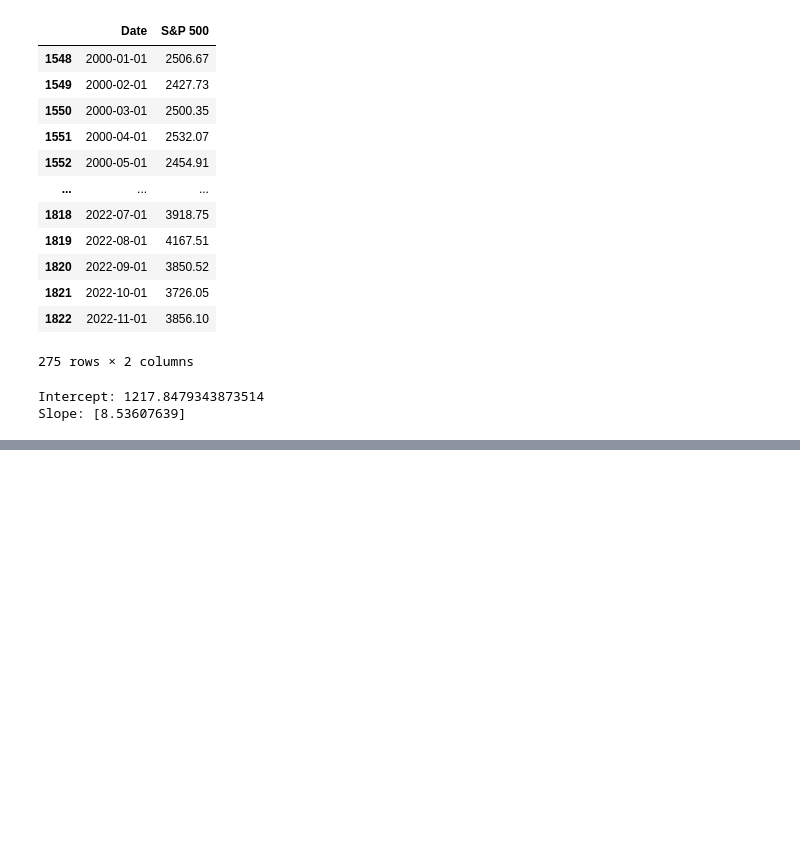
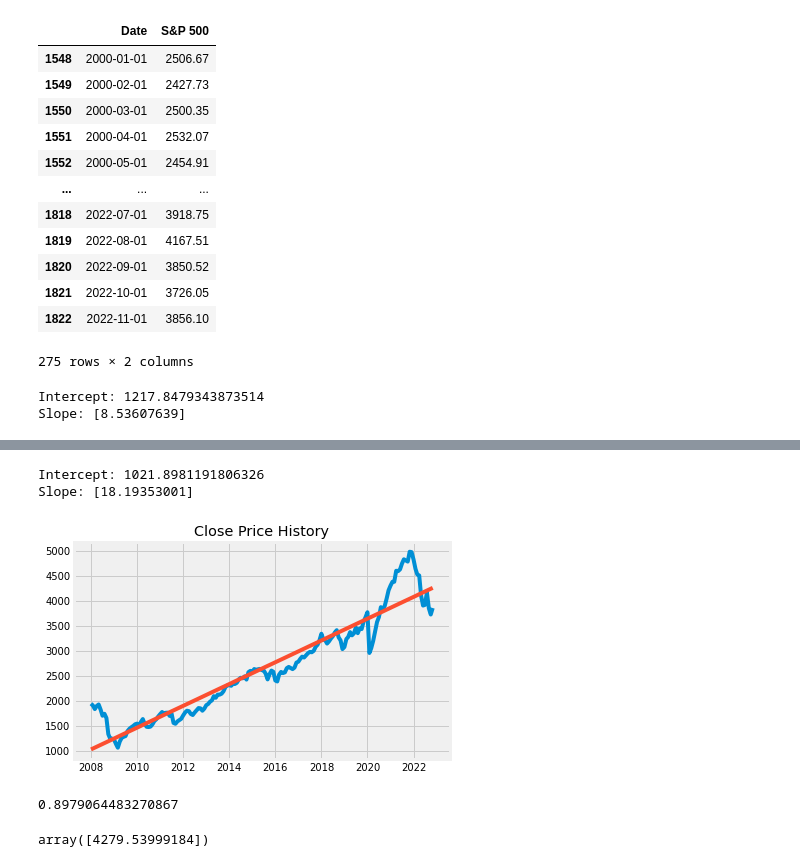
Before and after one commit to RaphHer/Project_Final_Ironhack, a Jupyter notebook: 6. Linear Regression.ipynb, the cells around one changed output, grey strips where cells are left out. Cells and saved outputs as stored; diff of their text form; code cells hidden in the pictures; blank space fills up the shorter version.

```diff
--- a/6. Linear Regression.ipynb
+++ b/6. Linear Regression.ipynb
@@ -256,0 +262,3 @@ array([3865.77875822])
+# %%
+df_merged_quandl = df_merged_quandl[1644:]
+df_merged_quandl
@@ -256,0 +279,57 @@ array([3865.77875822])
+# %%
+#Set the date as index
+df_merged_quandl = df_merged_quandl.set_index(pd.DatetimeIndex(df_merged_quandl['Date'].values))
+df_merged_quandl
+
+# Plot the linear regression line and the close price
+df_2 = df_merged_quandl.copy()
+
+#Create a new column called 'Numbers' that ranges from 0 to the length of the data set
+df_2['Numbers'] = list(range (0, len(df_2)))
+
+#Store the 'Numbers' column into a variable called 'X' as an array
+X = np.array(df_2[['Numbers']])
+
+#Store the close price as an array in a variable called 'Y'
+y = df_2['S&P 500'].values
+
+#Create and train the model
+lin_model = LinearRegression().fit(X,y)
+print('Intercept:', lin_model.intercept_)
+print('Slope:', lin_model.coef_)
+# %% [output]
+Intercept: 1021.8981191806326
+Slope: [18.19353001]
+# %%
+#Prepare the data for visualization
+# Get the predicted prcies from the model and store them into a variable called 'y_pred'
+
+y_pred = lin_model.coef_ * X + lin_model.intercept_ #y - mx + b
+
+
+#Store the predicted value in a new value called 'Pred'
+df_2['Pred'] = y_pred
+
+#Plot the data
+
+import plotly.express as px
+fig = plt.figure()
+plt.plot(df_2.index, df_2['S&P 500'])
+plt.plot(df_2.index, df_2['Pred'])
+plt.title("Close Price History")
+fig.show();
+# %% [output]
+[figure, added]
+# %%
+#How good is the model ?
+
+r2_score(df_2['S&P 500'], df_2['Pred'])
+# %% [output]
+0.8979064483270867
+# %%
+# Show the possbile price for the next day based on the model
+lin_model.coef_ * len(df_2) +1 + lin_model.intercept_
+
+# price for tomorrow should be 3865...
+# %% [output]
+array([4279.53999184])
```
Also changed, not shown: parts of 10 cells of this notebook.
